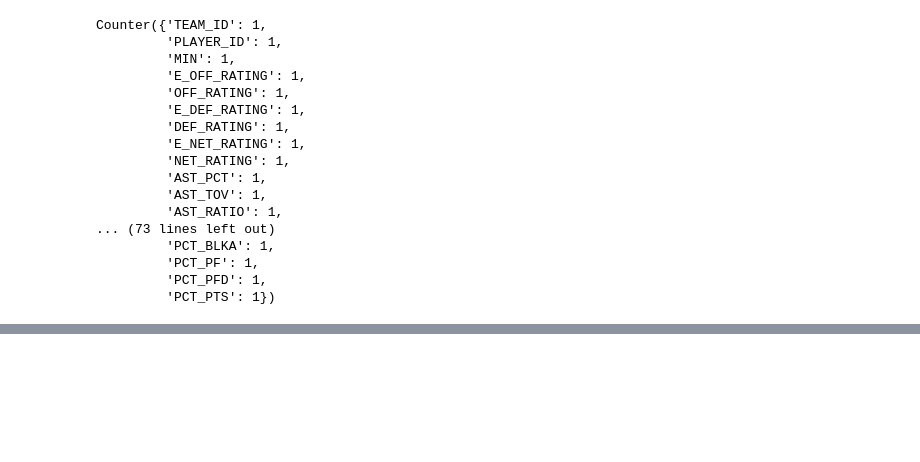
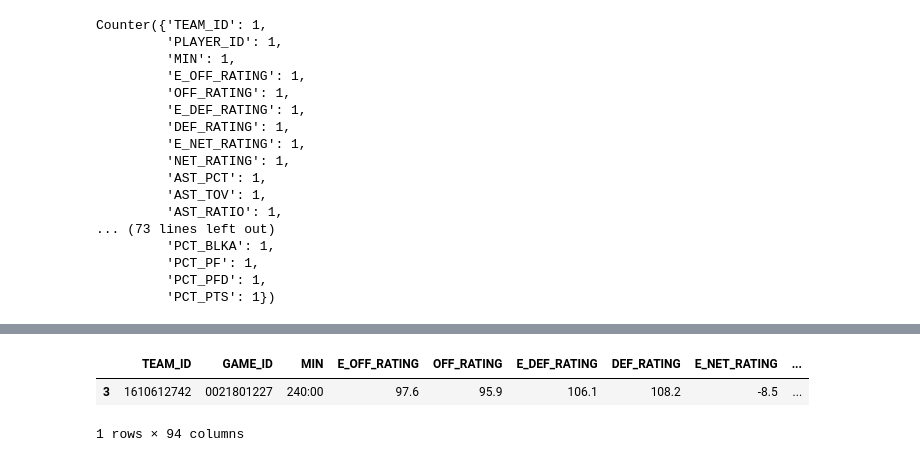
Before and after one commit to gosebastian12/NBA_betting_analysis, a Jupyter notebook: playground/nba_api.ipynb, the cells around one changed output, grey strips where cells are left out. Drawn from its saved outputs; the diff is of its cells as text; code cells hidden in the pictures; blank space fills up the shorter version.

```diff
--- a/playground/nba_api.ipynb
+++ b/playground/nba_api.ipynb
@@ -314,0 +327,6 @@ Counter({'TEAM_ID': 1,
+# %%
+home_team
+# %% [output]
+|  | TEAM_ID | GAME_ID | MIN | E_OFF_RATING | OFF_RATING | E_DEF_RATING | DEF_RATING | E_NET_RATING | ... |
+| 3 | 1610612742 | 0021801227 | 240:00 | 97.6 | 95.9 | 106.1 | 108.2 | -8.5 | ... |
+1 rows × 94 columns
```
Also changed, not shown: parts of 7 cells of this notebook.
